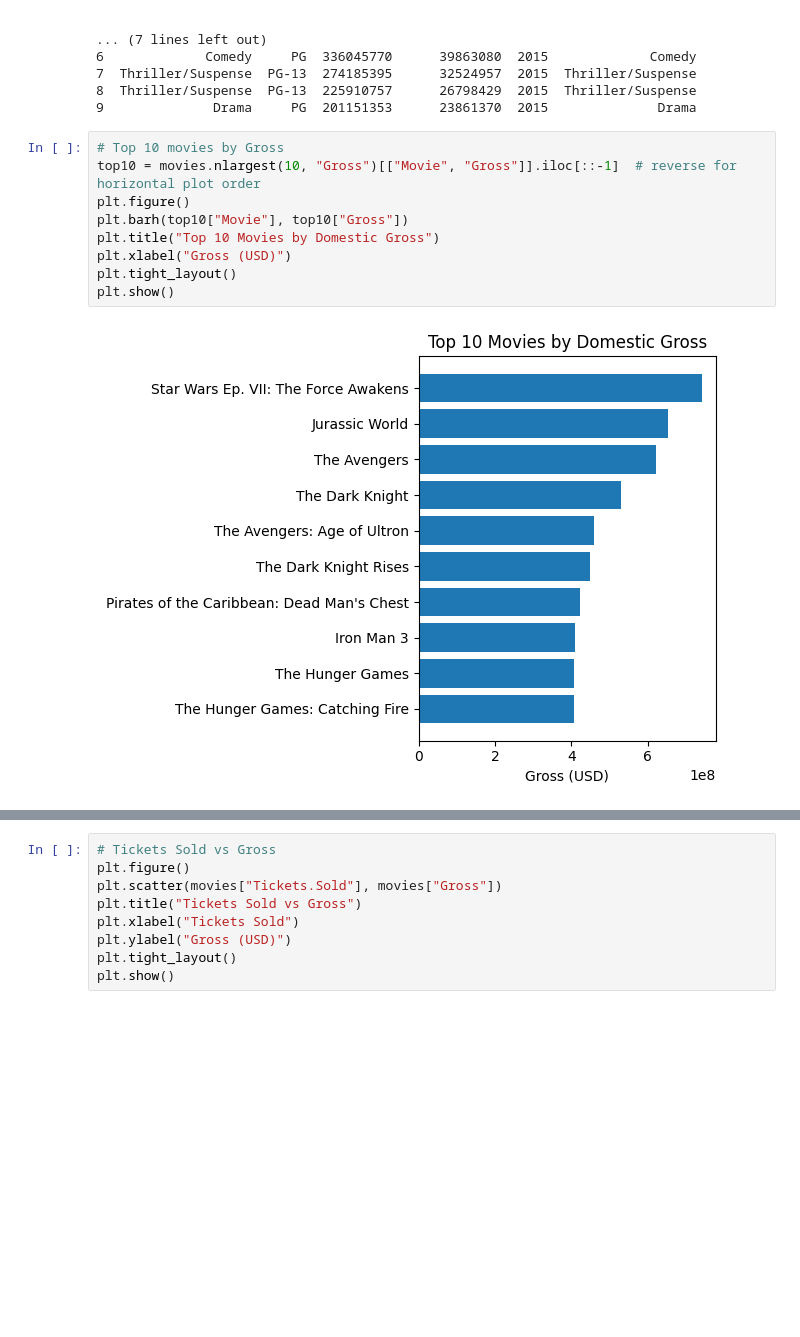
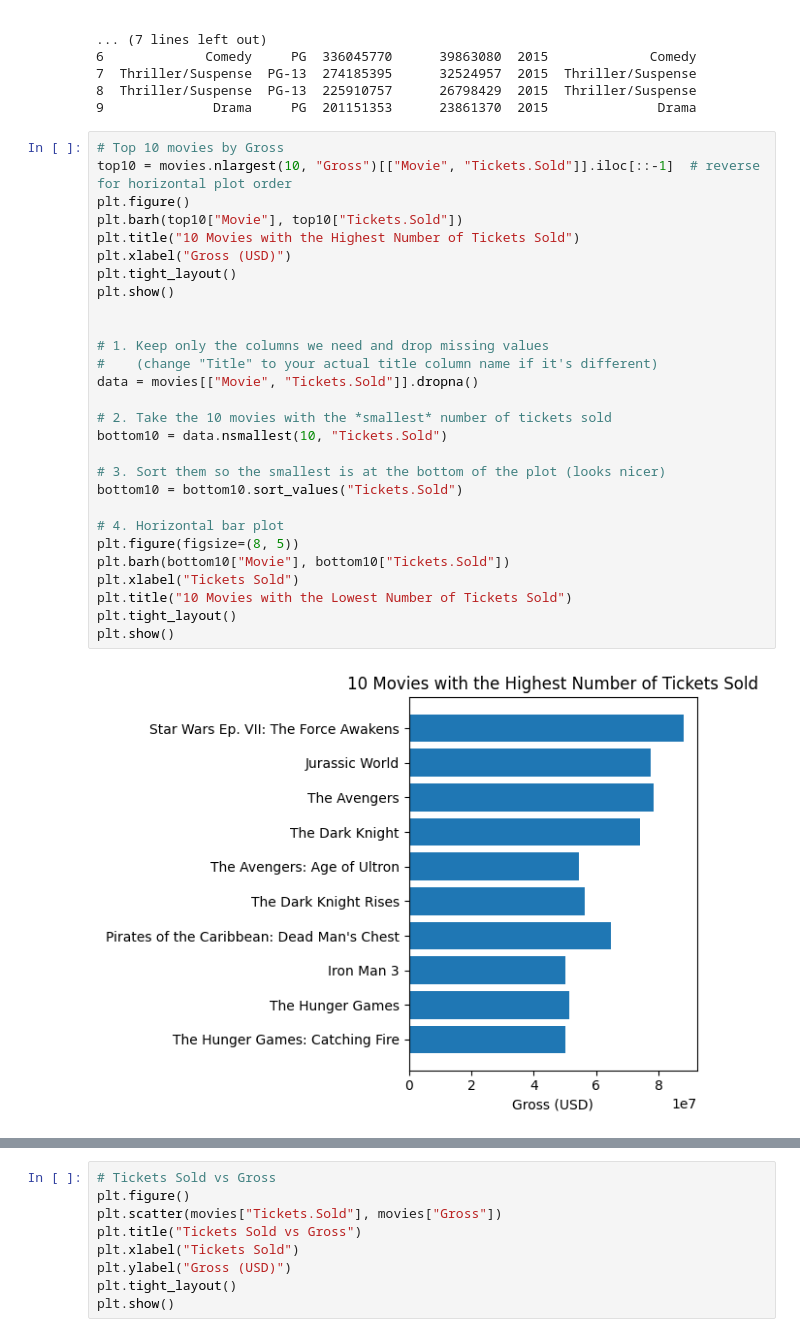
Before and after one commit to ihuang87/STA4101-Final-Paper, a Jupyter notebook: scripts/exploratory_analysis.ipynb, the cells around one changed output, grey strips where cells are left out. Saved outputs shown, nothing was run; the diff lists cells and outputs as text; blank space fills up the shorter version.

```diff
--- a/scripts/exploratory_analysis.ipynb
+++ b/scripts/exploratory_analysis.ipynb
@@ -40,12 +40,31 @@ if "Release.Date" in movies.columns:
 9              Drama     PG  201151353      23861370  2015              Drama
 # %%
 # Top 10 movies by Gross
-top10 = movies.nlargest(10, "Gross")[["Movie", "Gross"]].iloc[::-1]  # reverse for horizontal plot order
+top10 = movies.nlargest(10, "Gross")[["Movie", "Tickets.Sold"]].iloc[::-1]  # reverse for horizontal plot order
 plt.figure()
-plt.barh(top10["Movie"], top10["Gross"])
-plt.title("Top 10 Movies by Domestic Gross")
+plt.barh(top10["Movie"], top10["Tickets.Sold"])
+plt.title("10 Movies with the Highest Number of Tickets Sold")
 plt.xlabel("Gross (USD)")
 plt.tight_layout()
 plt.show()
+
+
+# 1. Keep only the columns we need and drop missing values
+#    (change "Title" to your actual title column name if it's different)
+data = movies[["Movie", "Tickets.Sold"]].dropna()
+
+# 2. Take the 10 movies with the *smallest* number of tickets sold
+bottom10 = data.nsmallest(10, "Tickets.Sold")
+
+# 3. Sort them so the smallest is at the bottom of the plot (looks nicer)
+bottom10 = bottom10.sort_values("Tickets.Sold")
+
+# 4. Horizontal bar plot
+plt.figure(figsize=(8, 5))
+plt.barh(bottom10["Movie"], bottom10["Tickets.Sold"])
+plt.xlabel("Tickets Sold")
+plt.title("10 Movies with the Lowest Number of Tickets Sold")
+plt.tight_layout()
+plt.show()
 # %% [output]
-[figure, old version]
+[figure, new version]
```
Also changed, not shown: parts of 6 cells of this notebook, 10 other files.
